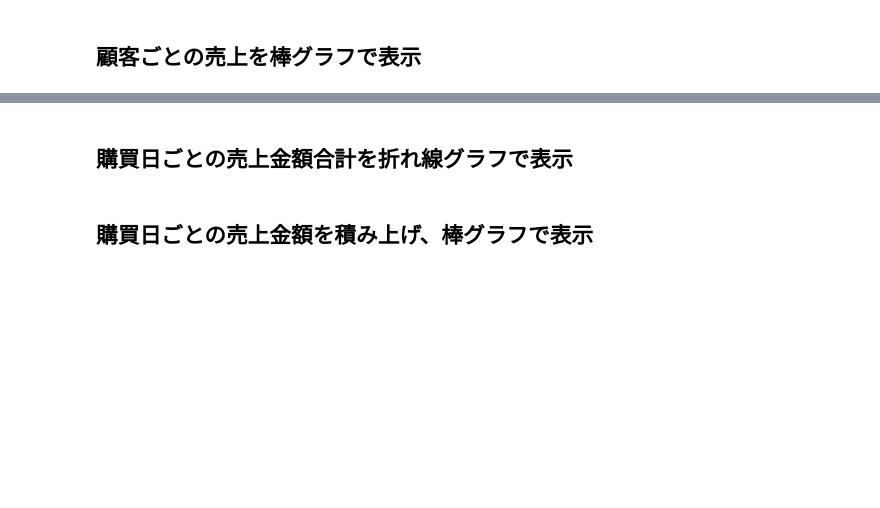
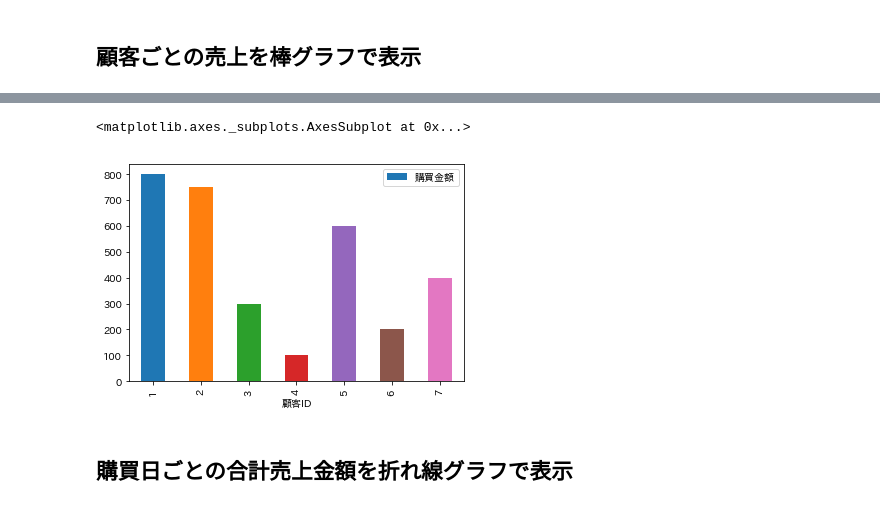
Before and after one commit to katsuhisa91/python_excel_book, a Jupyter notebook: sample/data_analysis/customer_analysis.ipynb, the cells around one changed output, grey strips where cells are left out. Cells and saved outputs as stored; diff of their text form; code cells hidden in the pictures; blank space fills up the shorter version.

```diff
--- a/sample/data_analysis/customer_analysis.ipynb
+++ b/sample/data_analysis/customer_analysis.ipynb
@@ -140,4 +195,11 @@ ax = sns.barplot(x=sales_per_customer.index, y="購買金額", data=sales_per_cu
+# %%
+from matplotlib import pyplot as plt
+
+plt.rcParams['font.family'] = 'IPAexGothic'
+
+sales_per_customer.plot.bar(y='購買金額')
+# %% [output]
+<matplotlib.axes._subplots.AxesSubplot at 0x...>
+[figure, added]
 # %% [markdown]
-## 購買日ごとの売上金額合計を折れ線グラフで表示
+## 購買日ごとの合計売上金額を折れ線グラフで表示
-# %% [markdown]
-## 購買日ごとの売上金額を積み上げ、棒グラフで表示
```
Also changed, not shown: parts of 14 cells of this notebook.
